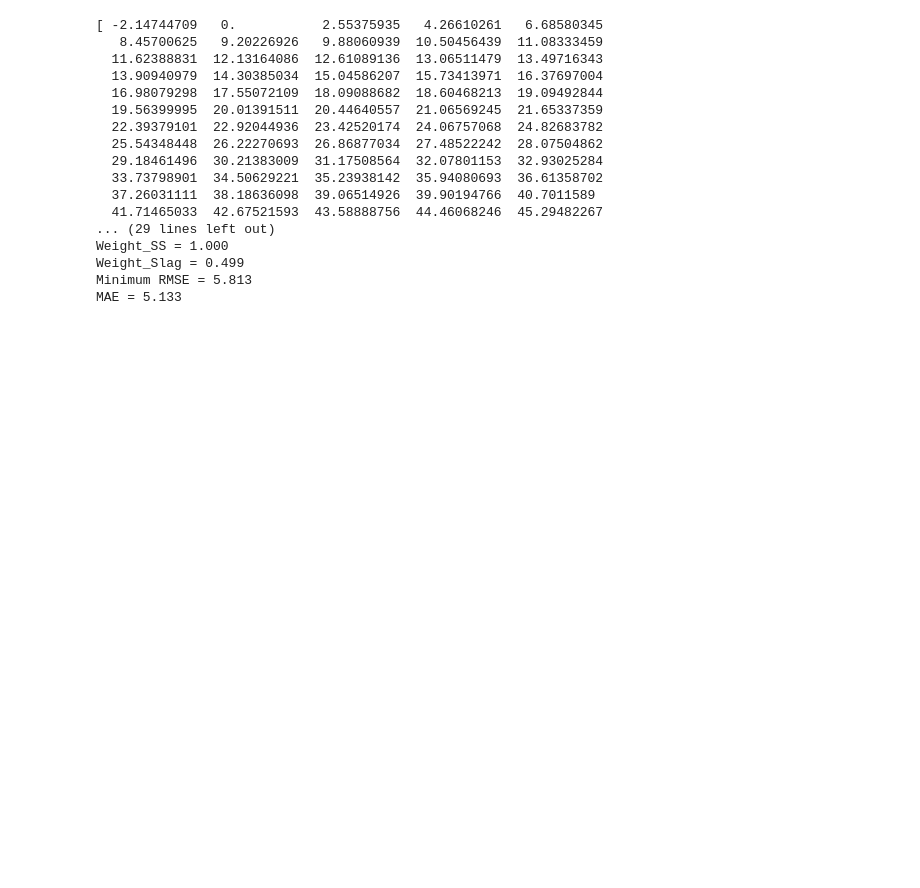
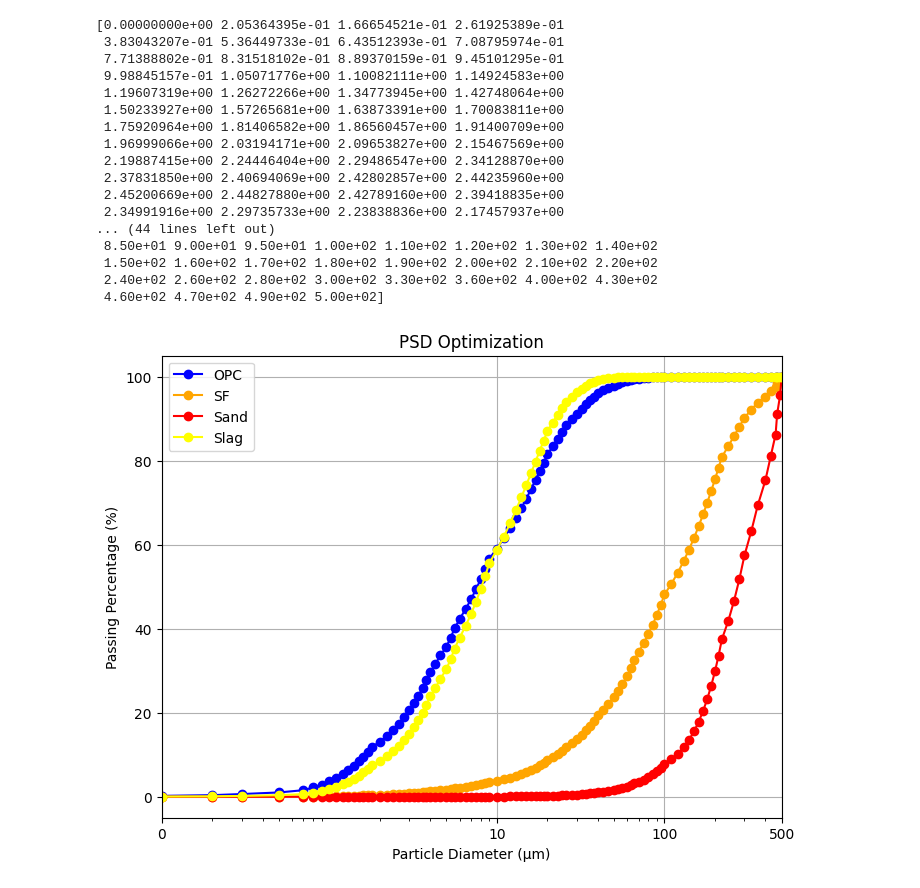
Before and after one commit to SeifSultan03/UHPC-optimization, a Jupyter notebook: UHPC.ipynb, the cells around one changed output. Cells and saved outputs as stored; diff of their text form; code cells hidden in the pictures; blank space fills up the shorter version.

```diff
--- a/UHPC.ipynb
+++ b/UHPC.ipynb
@@ -2,6 +2,8 @@
 import pandas as pd
 import numpy as np
 from scipy.optimize import minimize
+import matplotlib.pyplot as plt
+from matplotlib.ticker import FuncFormatter
 
 # Full path to your Excel file
 excel_file = r"UHPC.xlsx"
@@ -12,6 +14,32 @@ A = df['Cement'].values
 B = df['Silica Fume'].values
 C = df['Sand'].values
 D = df['Slag'].values
+print(A)
+print(np.cumsum(A))
+d = df['Particle diameter'].values
+
+plt.figure(figsize=(8, 6))
+d_plot = d[1:]  # Exclude the first element from x-axis values
+print(d_plot)
+plt.plot(d_plot, np.cumsum(A[1:]), label=f'OPC', color='blue', marker='o')
+plt.plot(d_plot, np.cumsum(B[1:]), label=f'SF', color='orange', marker='o')
+plt.plot(d_plot, np.cumsum(C[1:]), label=f'Sand', color='red', marker='o')
+plt.plot(d_plot, np.cumsum(D[1:]), label=f'Slag', color='yellow', marker='o')
+plt.xscale('log')  # Set x-axis to logarithmic scale
+plt.xlabel('Particle Diameter (μm)')
+plt.ylabel('Passing Percentage (%)')
+plt.title('PSD Optimization')
+
+
+plt.xlim(left=d_plot.min(), right=500)
+formatter = FuncFormatter(lambda x, _: f'{x:.0f}')
+plt.gca().xaxis.set_major_formatter(formatter)
+plt.xticks([d_plot.min(), 10, 100, 500])
+
+plt.legend()
+plt.grid(True)  # Show grid for both major and minor ticks
+
+plt.show()
 
 def optimal_psd_function(d, q, min_d, max_d):
     d = np.array(d)
@@ -24,7 +52,6 @@ min_d = 0.1
 max_d = 500
 
 alpha = optimal_psd_function(d, q, min_d, max_d)
-print(alpha)
 
 # Define densities for the components (g/cm^3)
 Density_OPC = 3.15
@@ -35,8 +62,11 @@ Density_Slag = 2.85
 # Fixed value for Weight_OPC
 Weight_OPC = 1.0
 
+
+
 # Define the RMSE function to minimize
 def rmse_function(weights):
+
     Weight_SF, Weight_SS, Weight_Slag = weights
     Total_Volume = (Weight_OPC / Density_OPC
                     + Weight_SF / Density_SF
@@ -58,52 +88,53 @@ def rmse_function(weights):
     return rmse
 
 # Initial guess for the weights [Weight_SF, Weight_SS, Weight_Slag]
-initial_guess = [0.1, 1.0, 1.0 / 10]  # An initial guess within the acceptable range for Weight_Slag
+initial_guess = [0.1, 1, 1.0 / 10]  # An initial guess within the acceptable range for Weight_Slag
 
 # Function to dynamically set bounds for weights
 def get_bounds():
     return [(0, 0.2), (1, None), (0, None)]
 
 # List of optimization methods that support bounds
 methods = ['L-BFGS-B', 'TNC', 'SLSQP']
 
 for method in methods:
     bounds = get_bounds()
     result = minimize(rmse_function, initial_guess, bounds=bounds, method=method)
 
     # Extract the optimal weights
     optimal_weights = result.x
 
     # Calculate the cumulative Binder values for the optimal weights
     cumulative = rmse_function.cumulative
 
     # Calculate MAE
     mae = np.mean(np.abs(alpha[1:100] - cumulative[1:100]))
 
     # Print the method used, optimal weights, minimum RMSE, and MAE
     print(f"Method: {method}")
     print("Optimal weights (with Weight_OPC fixed at 1.0):")
     print("Weight_OPC = {:.3f}".format(Weight_OPC))
     print("Weight_SF = {:.3f}".format(optimal_weights[0]))
     print("Weight_SS = {:.3f}".format(optimal_weights[1]))
     print("Weight_Slag = {:.3f}".format(optimal_weights[2]))
     print("Minimum RMSE = {:.3f}".format(result.fun))
     print("MAE = {:.3f}".format(mae))
 # %% [output]
-[ -2.14744709   0.           2.55375935   4.26610261   6.68580345
-   8.45700625   9.20226926   9.88060939  10.50456439  11.08333459
-  11.62388831  12.13164086  12.61089136  13.06511479  13.49716343
-  13.90940979  14.30385034  15.04586207  15.73413971  16.37697004
-  16.98079298  17.55072109  18.09088682  18.60468213  19.09492844
-  19.56399995  20.01391511  20.44640557  21.06569245  21.65337359
-  22.39379101  22.92044936  23.42520174  24.06757068  24.82683782
-  25.54348448  26.22270693  26.86877034  27.48522242  28.07504862
-  29.18461496  30.21383009  31.17508564  32.07801153  32.93025284
-  33.73798901  34.50629221  35.23938142  35.94080693  36.61358702
-  37.26031111  38.18636098  39.06514926  39.90194766  40.7011589
-  41.71465033  42.67521593  43.58888756  44.46068246  45.29482267
-... (29 lines left out)
-Weight_SS = 1.000
-Weight_Slag = 0.499
-Minimum RMSE = 5.813
-MAE = 5.133
+[0.00000000e+00 2.05364395e-01 1.66654521e-01 2.61925389e-01
+ 3.83043207e-01 5.36449733e-01 6.43512393e-01 7.08795974e-01
+ 7.71388802e-01 8.31518102e-01 8.89370159e-01 9.45101295e-01
+ 9.98845157e-01 1.05071776e+00 1.10082111e+00 1.14924583e+00
+ 1.19607319e+00 1.26272266e+00 1.34773945e+00 1.42748064e+00
+ 1.50233927e+00 1.57265681e+00 1.63873391e+00 1.70083811e+00
+ 1.75920964e+00 1.81406582e+00 1.86560457e+00 1.91400709e+00
+ 1.96999066e+00 2.03194171e+00 2.09653827e+00 2.15467569e+00
+ 2.19887415e+00 2.24446404e+00 2.29486547e+00 2.34128870e+00
+ 2.37831850e+00 2.40694069e+00 2.42802857e+00 2.44235960e+00
+ 2.45200669e+00 2.44827880e+00 2.42789160e+00 2.39418835e+00
+ 2.34991916e+00 2.29735733e+00 2.23838836e+00 2.17457937e+00
+... (44 lines left out)
+ 8.50e+01 9.00e+01 9.50e+01 1.00e+02 1.10e+02 1.20e+02 1.30e+02 1.40e+02
+ 1.50e+02 1.60e+02 1.70e+02 1.80e+02 1.90e+02 2.00e+02 2.10e+02 2.20e+02
+ 2.40e+02 2.60e+02 2.80e+02 3.00e+02 3.30e+02 3.60e+02 4.00e+02 4.30e+02
+ 4.60e+02 4.70e+02 4.90e+02 5.00e+02]
+[figure, added]
```
Also changed, not shown: parts of 2 cells of this notebook, 16 other files.
